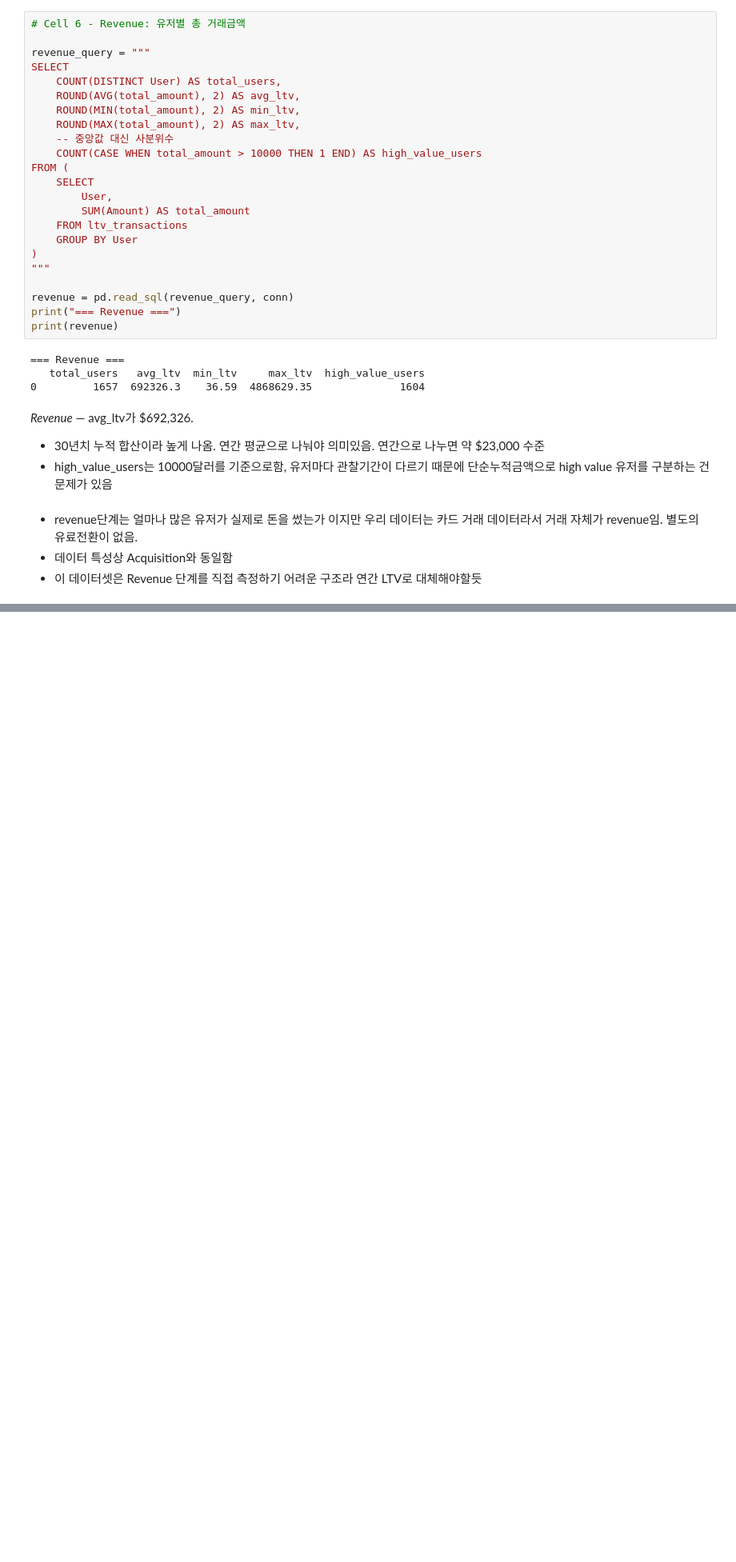
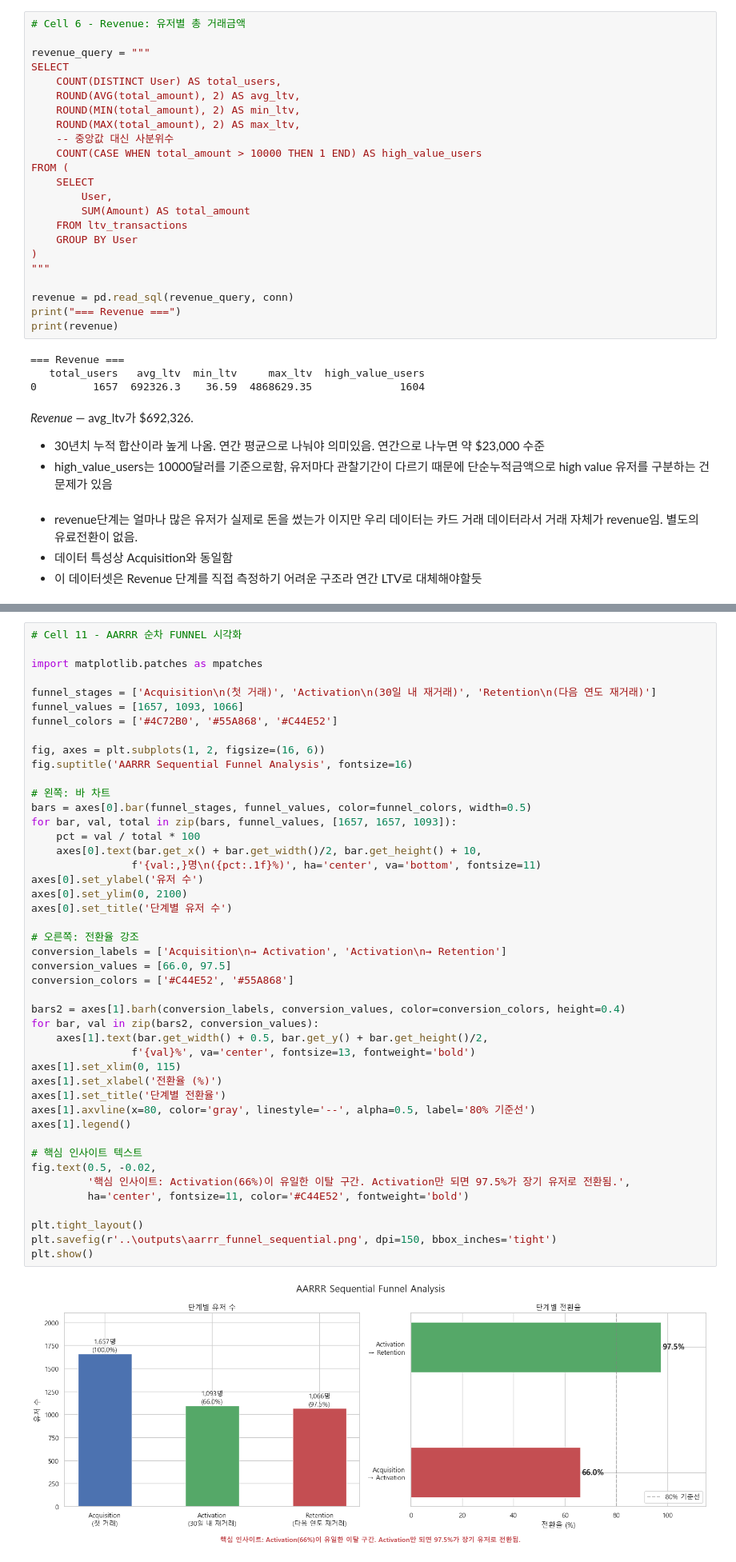
Before and after one commit to seonu-lee/IBM-credit-card-transaction, a Jupyter notebook: notebooks/03_aarrr_funnel.ipynb, the cells around one changed output, grey strips where cells are left out. Shown at 80% size. Cells and saved outputs as stored; diff of their text form; blank space fills up the shorter version.

```diff
--- a/notebooks/03_aarrr_funnel.ipynb
+++ b/notebooks/03_aarrr_funnel.ipynb
@@ -396,0 +454,47 @@ plt.show()
+# %%
+# Cell 11 - AARRR 순차 FUNNEL 시각화
+
+import matplotlib.patches as mpatches
+
+funnel_stages = ['Acquisition\n(첫 거래)', 'Activation\n(30일 내 재거래)', 'Retention\n(다음 연도 재거래)']
+funnel_values = [1657, 1093, 1066]
+funnel_colors = ['#4C72B0', '#55A868', '#C44E52']
+
+fig, axes = plt.subplots(1, 2, figsize=(16, 6))
+fig.suptitle('AARRR Sequential Funnel Analysis', fontsize=16)
+
+# 왼쪽: 바 차트
+bars = axes[0].bar(funnel_stages, funnel_values, color=funnel_colors, width=0.5)
+for bar, val, total in zip(bars, funnel_values, [1657, 1657, 1093]):
+    pct = val / total * 100
+    axes[0].text(bar.get_x() + bar.get_width()/2, bar.get_height() + 10,
+                f'{val:,}명\n({pct:.1f}%)', ha='center', va='bottom', fontsize=11)
+axes[0].set_ylabel('유저 수')
+axes[0].set_ylim(0, 2100)
+axes[0].set_title('단계별 유저 수')
+
+# 오른쪽: 전환율 강조
+conversion_labels = ['Acquisition\n→ Activation', 'Activation\n→ Retention']
+conversion_values = [66.0, 97.5]
+conversion_colors = ['#C44E52', '#55A868']
+
+bars2 = axes[1].barh(conversion_labels, conversion_values, color=conversion_colors, height=0.4)
+for bar, val in zip(bars2, conversion_values):
+    axes[1].text(bar.get_width() + 0.5, bar.get_y() + bar.get_height()/2,
+                f'{val}%', va='center', fontsize=13, fontweight='bold')
+axes[1].set_xlim(0, 115)
+axes[1].set_xlabel('전환율 (%)')
+axes[1].set_title('단계별 전환율')
+axes[1].axvline(x=80, color='gray', linestyle='--', alpha=0.5, label='80% 기준선')
+axes[1].legend()
+
+# 핵심 인사이트 텍스트
+fig.text(0.5, -0.02,
+         '핵심 인사이트: Activation(66%)이 유일한 이탈 구간. Activation만 되면 97.5%가 장기 유저로 전환됨.',
+         ha='center', fontsize=11, color='#C44E52', fontweight='bold')
+
+plt.tight_layout()
+plt.savefig(r'..\outputs\aarrr_funnel_sequential.png', dpi=150, bbox_inches='tight')
+plt.show()
+# %% [output]
+[figure, added]
```
Also changed, not shown: parts of 10 cells of this notebook, 3 other files.
